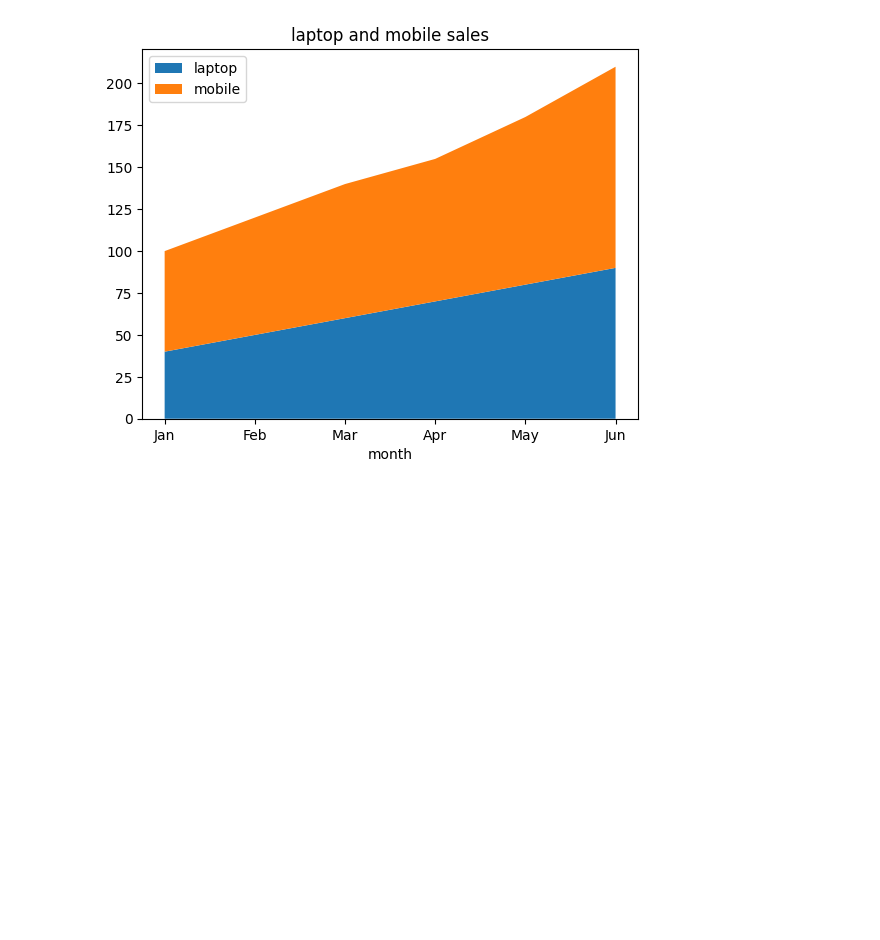
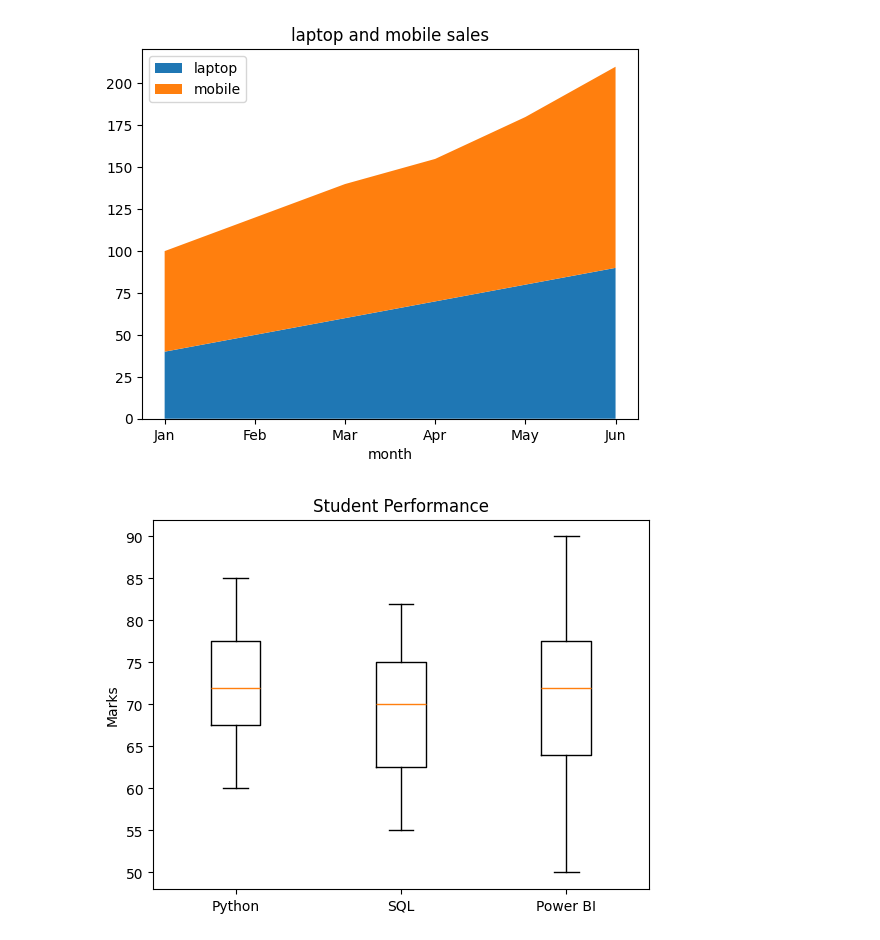
Before and after one commit to vasavibantupalli-web/DataAnalysis_Codegnan2026, a Jupyter notebook: matplotlib.ipynb, the cells around one changed output. Cells and saved outputs as stored; diff of their text form; code cells hidden in the pictures; blank space fills up the shorter version.

```diff
--- a/matplotlib.ipynb
+++ b/matplotlib.ipynb
@@ -191,3 +243,22 @@ plt.legend()
 plt.show()
 # %% [output]
 [figure]
+# %%
+import matplotlib.pyplot as plt
+
+python_marks = [60, 65, 70, 72, 75, 80, 85]
+sql_marks = [55, 60, 65, 70, 72, 78, 82]
+powerbi_marks = [50, 60, 68, 72, 75, 80, 90]
+
+plt.boxplot(
+    [python_marks, sql_marks, powerbi_marks],
+    labels=["Python", "SQL", "Power BI"]
+)
+
+plt.title("Student Performance")
+
+plt.ylabel("Marks")
+
+plt.show()
+# %% [output]
+[figure, added]
```
Also changed, not shown: parts of 44 cells of this notebook.
